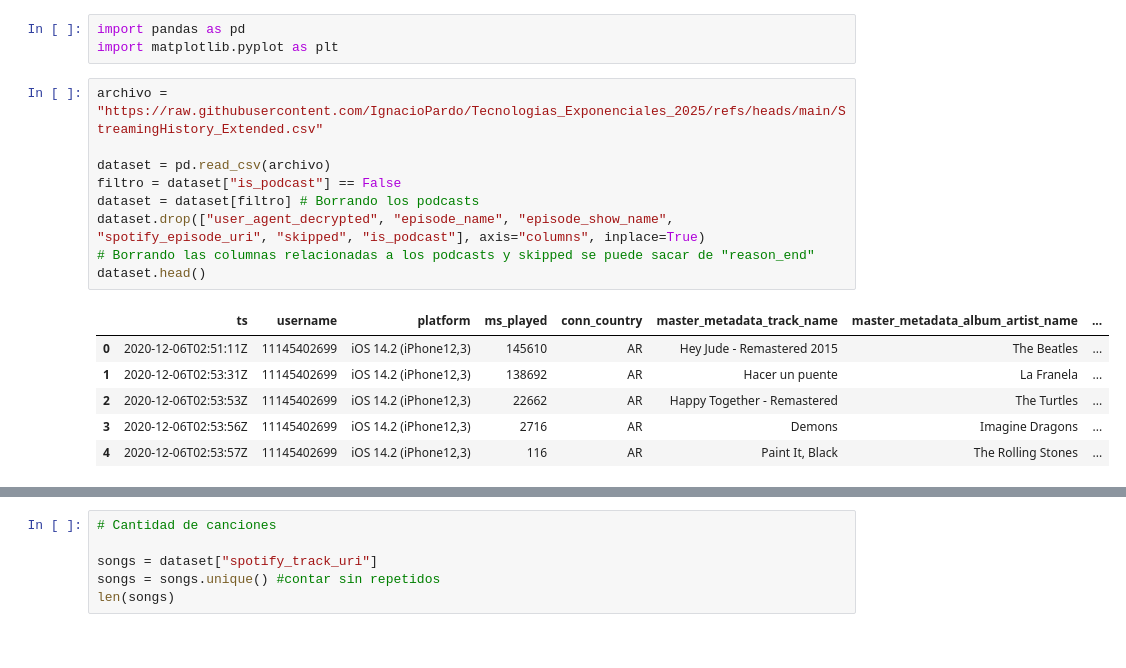
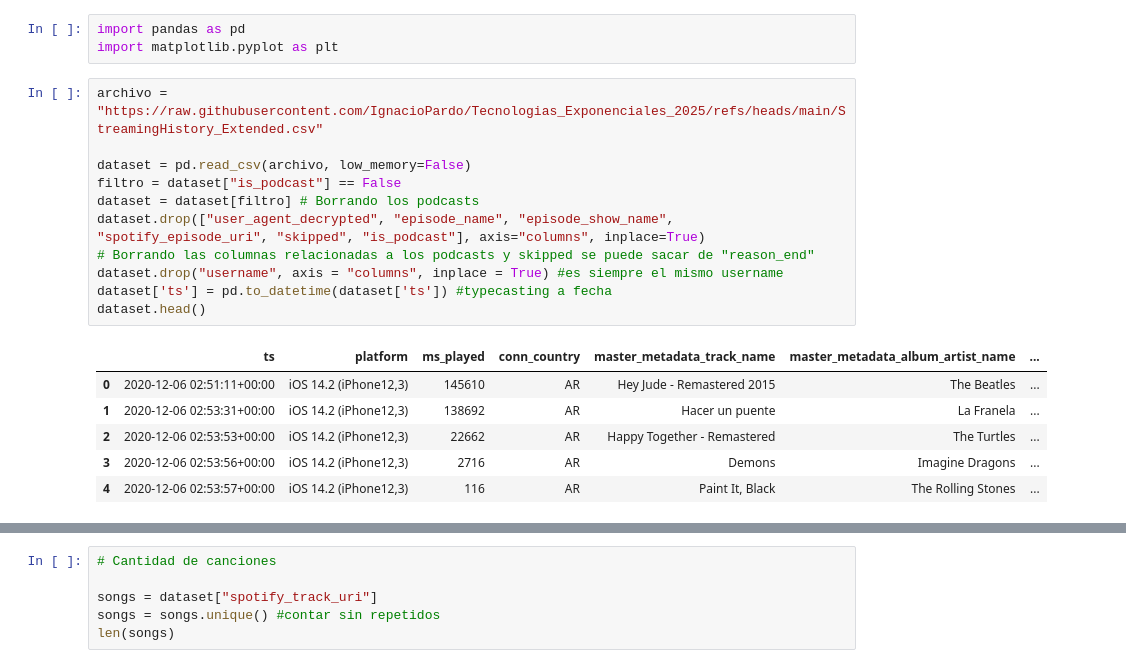
Before and after one commit to Skuerjuan/spotify_chona, a Jupyter notebook: main.ipynb, the cells around one changed output, grey strips where cells are left out. Saved outputs shown, nothing was run; the diff lists cells and outputs as text.

```diff
--- a/main.ipynb
+++ b/main.ipynb
@@ -26,19 +26,21 @@ import matplotlib.pyplot as plt
 # %%
 archivo = "https://raw.githubusercontent.com/IgnacioPardo/Tecnologias_Exponenciales_2025/refs/heads/main/StreamingHistory_Extended.csv"
 
-dataset = pd.read_csv(archivo)
+dataset = pd.read_csv(archivo, low_memory=False)
 filtro = dataset["is_podcast"] == False
 dataset = dataset[filtro] # Borrando los podcasts
 dataset.drop(["user_agent_decrypted", "episode_name", "episode_show_name", "spotify_episode_uri", "skipped", "is_podcast"], axis="columns", inplace=True)
 # Borrando las columnas relacionadas a los podcasts y skipped se puede sacar de "reason_end"
+dataset.drop("username", axis = "columns", inplace = True) #es siempre el mismo username
+dataset['ts'] = pd.to_datetime(dataset['ts']) #typecasting a fecha
 dataset.head()
 # %% [output]
-|  | ts | username | platform | ms_played | conn_country | master_metadata_track_name | master_metadata_album_artist_name | ... |
-| 0 | 2020-12-06T02:51:11Z | 11145402699 | iOS 14.2 (iPhone12,3) | 145610 | AR | Hey Jude - Remastered 2015 | The Beatles | ... |
-| 1 | 2020-12-06T02:53:31Z | 11145402699 | iOS 14.2 (iPhone12,3) | 138692 | AR | Hacer un puente | La Franela | ... |
-| 2 | 2020-12-06T02:53:53Z | 11145402699 | iOS 14.2 (iPhone12,3) | 22662 | AR | Happy Together - Remastered | The Turtles | ... |
-| 3 | 2020-12-06T02:53:56Z | 11145402699 | iOS 14.2 (iPhone12,3) | 2716 | AR | Demons | Imagine Dragons | ... |
-| 4 | 2020-12-06T02:53:57Z | 11145402699 | iOS 14.2 (iPhone12,3) | 116 | AR | Paint It, Black | The Rolling Stones | ... |
+|  | ts | platform | ms_played | conn_country | master_metadata_track_name | master_metadata_album_artist_name | ... |
+| 0 | 2020-12-06 02:51:11+00:00 | iOS 14.2 (iPhone12,3) | 145610 | AR | Hey Jude - Remastered 2015 | The Beatles | ... |
+| 1 | 2020-12-06 02:53:31+00:00 | iOS 14.2 (iPhone12,3) | 138692 | AR | Hacer un puente | La Franela | ... |
+| 2 | 2020-12-06 02:53:53+00:00 | iOS 14.2 (iPhone12,3) | 22662 | AR | Happy Together - Remastered | The Turtles | ... |
+| 3 | 2020-12-06 02:53:56+00:00 | iOS 14.2 (iPhone12,3) | 2716 | AR | Demons | Imagine Dragons | ... |
+| 4 | 2020-12-06 02:53:57+00:00 | iOS 14.2 (iPhone12,3) | 116 | AR | Paint It, Black | The Rolling Stones | ... |
 # %%
 '''
 ---Análisis de las Columnas:
```
Also changed, not shown: parts of 12 cells of this notebook.
